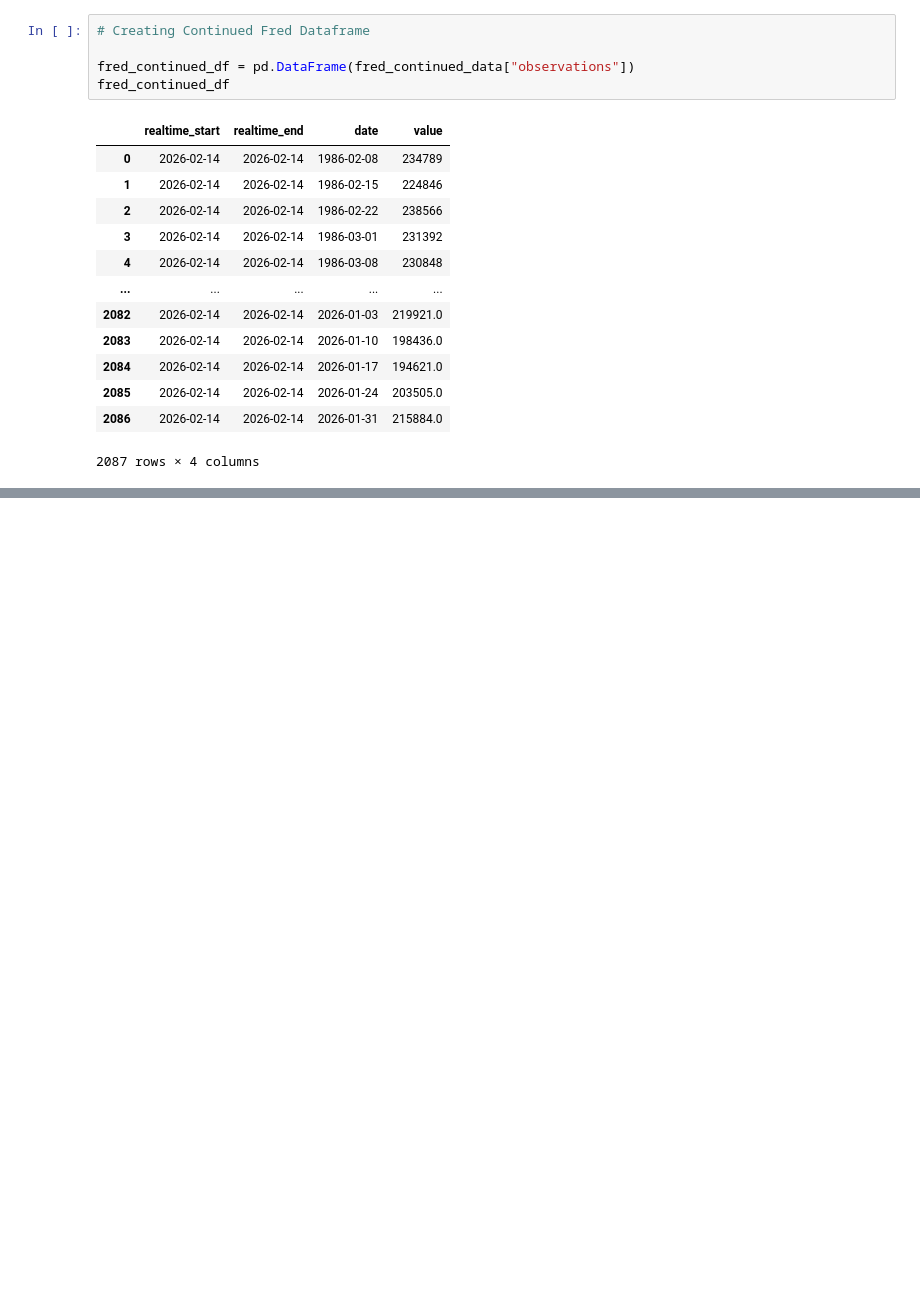
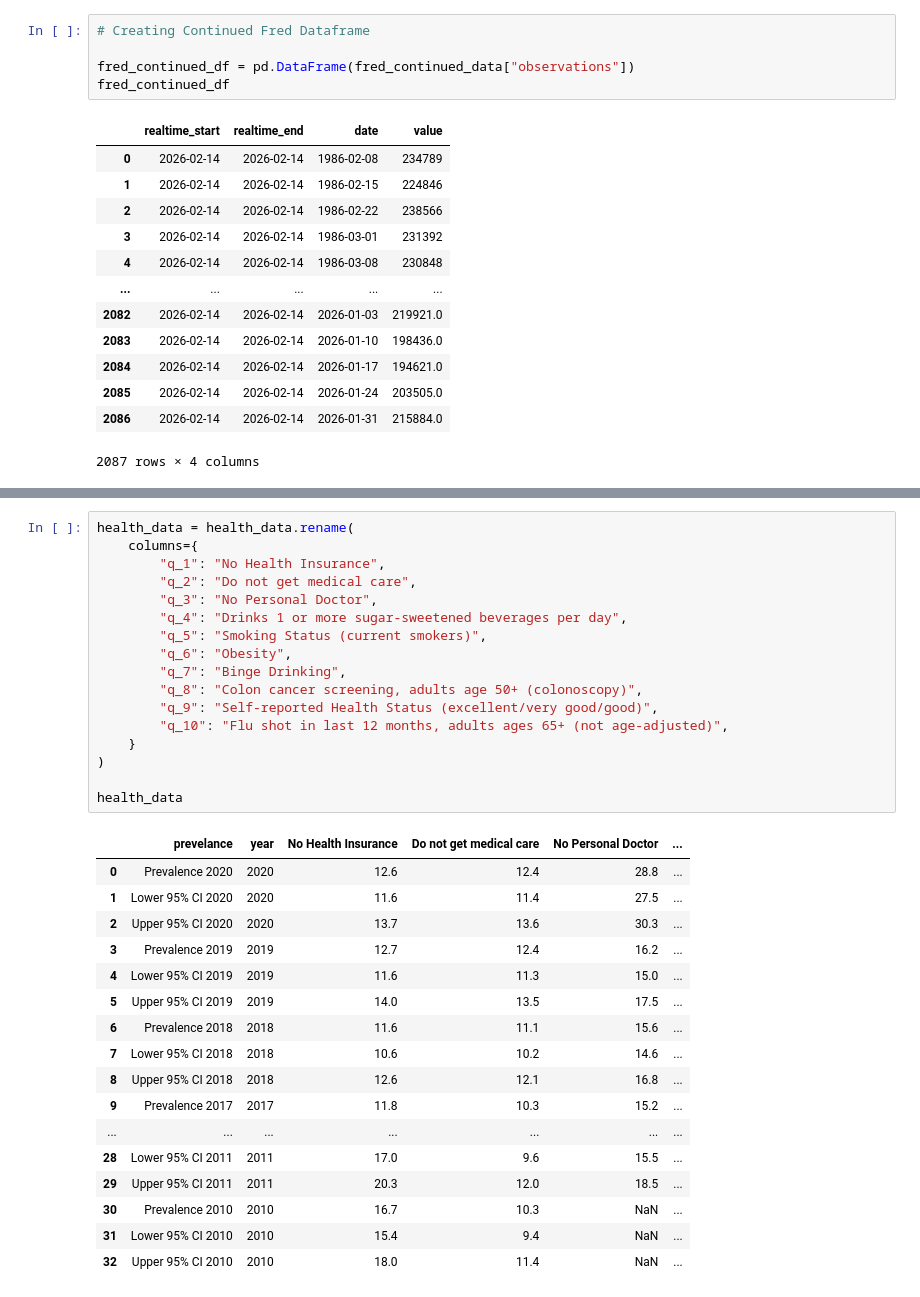
Before and after one commit to advanced-computing/bouncy-banana, a Jupyter notebook: Project.ipynb, the cells around one changed output, grey strips where cells are left out. Drawn from its saved outputs; the diff is of its cells as text; blank space fills up the shorter version.

```diff
--- a/Project.ipynb
+++ b/Project.ipynb
@@ -111,0 +141,35 @@ eviction_data
+# %%
+health_data = health_data.rename(
+    columns={
+        "q_1": "No Health Insurance",
+        "q_2": "Do not get medical care",
+        "q_3": "No Personal Doctor",
+        "q_4": "Drinks 1 or more sugar-sweetened beverages per day",
+        "q_5": "Smoking Status (current smokers)",
+        "q_6": "Obesity",
+        "q_7": "Binge Drinking",
+        "q_8": "Colon cancer screening, adults age 50+ (colonoscopy)",
+        "q_9": "Self-reported Health Status (excellent/very good/good)",
+        "q_10": "Flu shot in last 12 months, adults ages 65+ (not age-adjusted)",
+    }
+)
+
+health_data
+# %% [output]
+|  | prevelance | year | No Health Insurance | Do not get medical care | No Personal Doctor | ... |
+| 0 | Prevalence 2020 | 2020 | 12.6 | 12.4 | 28.8 | ... |
+| 1 | Lower 95% CI 2020 | 2020 | 11.6 | 11.4 | 27.5 | ... |
+| 2 | Upper 95% CI 2020 | 2020 | 13.7 | 13.6 | 30.3 | ... |
+| 3 | Prevalence 2019 | 2019 | 12.7 | 12.4 | 16.2 | ... |
+| 4 | Lower 95% CI 2019 | 2019 | 11.6 | 11.3 | 15.0 | ... |
+| 5 | Upper 95% CI 2019 | 2019 | 14.0 | 13.5 | 17.5 | ... |
+| 6 | Prevalence 2018 | 2018 | 11.6 | 11.1 | 15.6 | ... |
+| 7 | Lower 95% CI 2018 | 2018 | 10.6 | 10.2 | 14.6 | ... |
+| 8 | Upper 95% CI 2018 | 2018 | 12.6 | 12.1 | 16.8 | ... |
+| 9 | Prevalence 2017 | 2017 | 11.8 | 10.3 | 15.2 | ... |
+| ... | ... | ... | ... | ... | ... | ... |
+| 28 | Lower 95% CI 2011 | 2011 | 17.0 | 9.6 | 15.5 | ... |
+| 29 | Upper 95% CI 2011 | 2011 | 20.3 | 12.0 | 18.5 | ... |
+| 30 | Prevalence 2010 | 2010 | 16.7 | 10.3 | NaN | ... |
+| 31 | Lower 95% CI 2010 | 2010 | 15.4 | 9.4 | NaN | ... |
+| 32 | Upper 95% CI 2010 | 2010 | 18.0 | 11.4 | NaN | ... |
```
Also changed, not shown: parts of 6 cells of this notebook.
